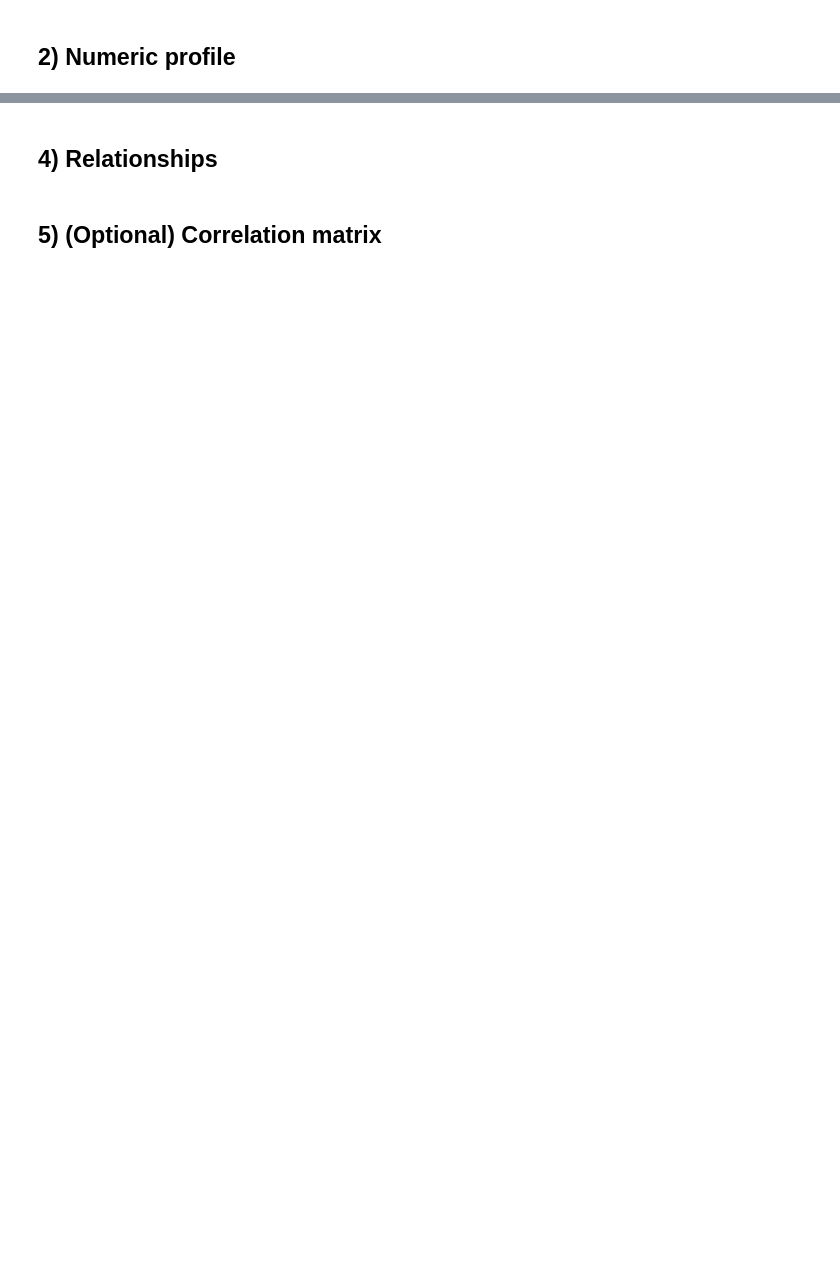
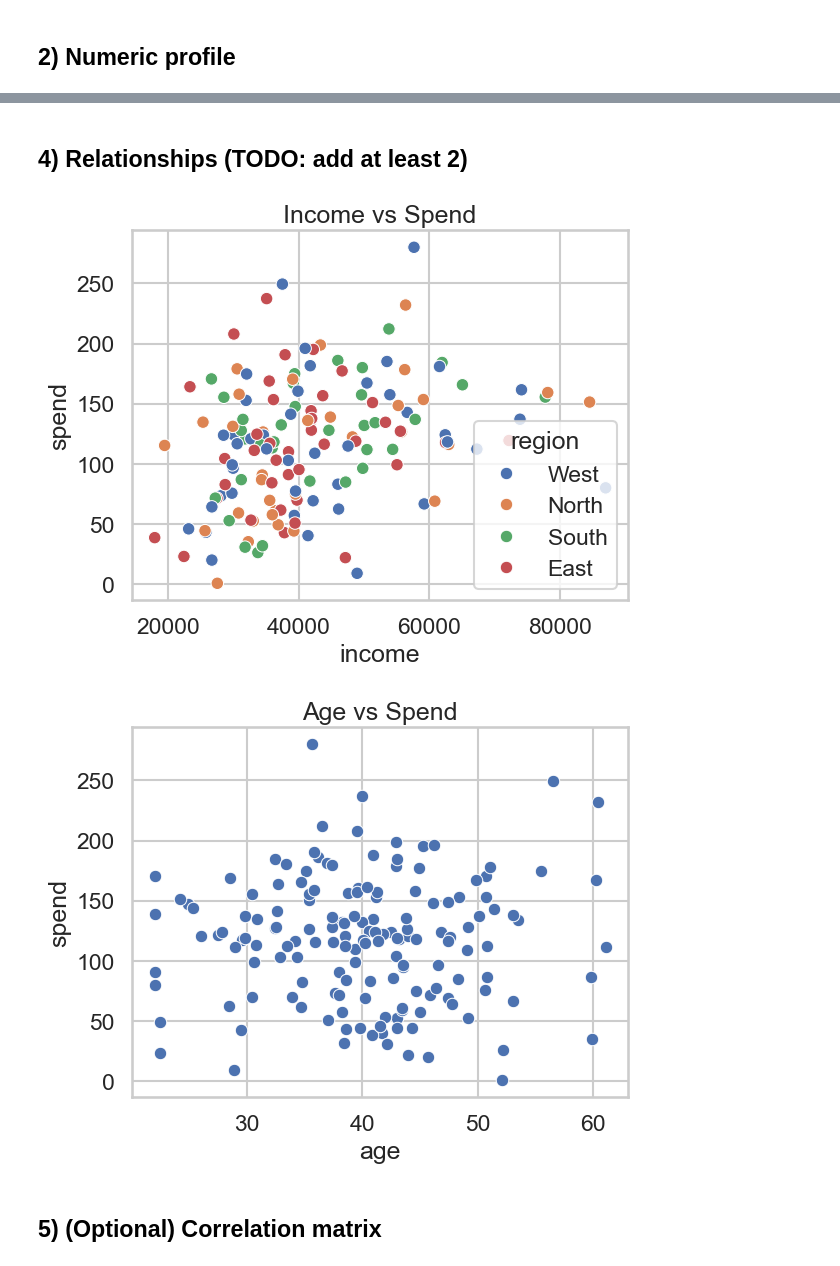
Before and after one commit to Smr0119/bootcamp_alan_zhang, a Jupyter notebook: HW/HW8/stage08_exploratory-data-analysis_homework-starter.ipynb, the cells around one changed output, grey strips where cells are left out. Saved outputs shown, nothing was run; the diff lists cells and outputs as text; code cells hidden in the pictures; blank space fills up the shorter version.

```diff
--- a/HW/HW8/stage08_exploratory-data-analysis_homework-starter.ipynb
+++ b/HW/HW8/stage08_exploratory-data-analysis_homework-starter.ipynb
@@ -52,13 +95,16 @@ plt.show()
 # %% [markdown]
-## 4) Relationships
+## 4) Relationships (TODO: add at least 2)
 # %%
-sns.scatterplot(data=df, x='gold_price', y='futures_price', hue='exchange')
-plt.title('Gold Price vs Futures Price')
+sns.scatterplot(data=df, x='income', y='spend', hue='region')
+plt.title('Income vs Spend')
 plt.show()
 
-sns.scatterplot(data=df, x='inflation_rate', y='gold_price')
-plt.title('Inflation Rate vs Gold Price')
+sns.scatterplot(data=df, x='age', y='spend')
+plt.title('Age vs Spend')
 plt.show()
+# %% [output]
+[figure, added]
+[figure, added]
 # %% [markdown]
 ## 5) (Optional) Correlation matrix
 # %%
```
Also changed, not shown: parts of 8 cells of this notebook, 19 other files.
